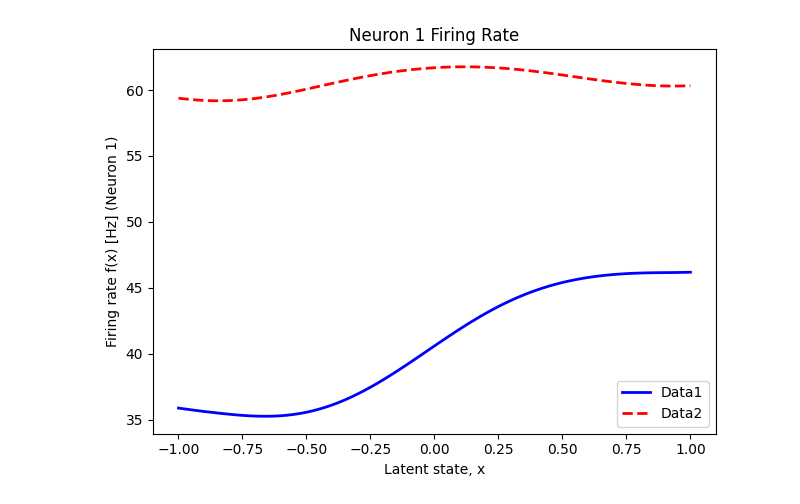
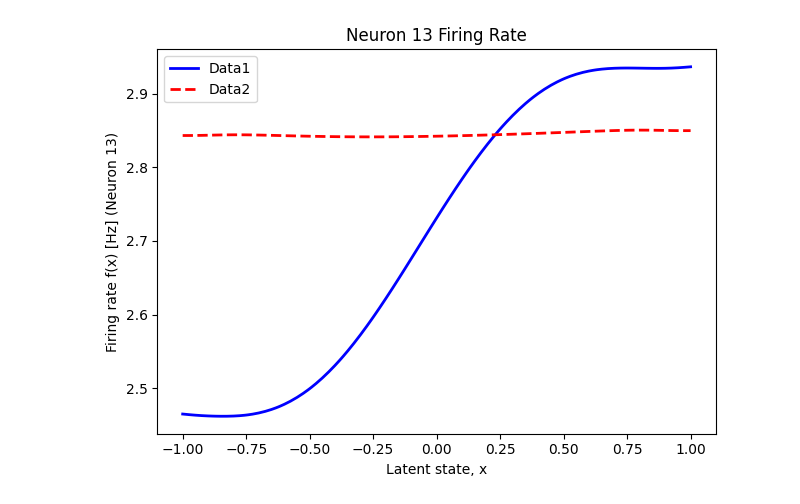
Before and after one commit to huang-yh20/neuralflow, a Jupyter notebook: preprocess/py0_try.ipynb, the cells around one changed output. Cells and saved outputs as stored; diff of their text form; code cells hidden in the pictures.

Commit message:
begin to debug on NaN

```diff
--- a/preprocess/py0_try.ipynb
+++ b/preprocess/py0_try.ipynb
@@ -13,5 +13,5 @@ date = 57
 path = f"../data/raw_data/neural_data_{brain_region}/neural_data_{date}_{brain_region}.mat"
 data = scipy.io.loadmat(path)
 spike_counts_ori = data['region_data']
-trial_counts_ori = data['trial_count'].squeeze()
+trial_counts_ori = int(data['trial_count'].squeeze())
 num_neurons_ori = spike_counts_ori.shape[1]
@@ -105,7 +116,7 @@ num_neurons = spiketimes1.shape[0]
 init_model = neuralflow.model.new_model(
     peq_model={"model": "uniform", "params": {}},
     p0_model={"model": "cos_square", "params": {}},
-    D=1,
+    D=1.0,
     fr_model=[{"model": "linear", "params": {"slope": 1, "bias": 100}}] * num_neurons,
     params_size={'peq': 1, 'D': 1, 'fr': 1, 'p0': 1},
     grid=grid,
@@ -114,14 +125,14 @@ init_model = neuralflow.model.new_model(
 
 optimizer = 'ADAM'
 opt_params = {
-    'max_epochs': 50,
+    'max_epochs': 1, # DEBUG 原先是50
     'mini_batch_number': 20,
     'params_to_opt': ['F', 'F0', 'D', 'Fr', 'C'],
-    'learning_rate': {'alpha': 0.05}
+    'learning_rate': {'alpha': 0.01}
 }
 ls_options = {
-    'C_opt': {'epoch_schedule': [0, 1, 5, 30], 'nSearchPerEpoch': 3, 'max_fun_eval': 2},
-    'D_opt': {'epoch_schedule': [0, 1, 5, 30], 'nSearchPerEpoch': 3, 'max_fun_eval': 25}
+    'C_opt': {'epoch_schedule': [], 'nSearchPerEpoch': 3, 'max_fun_eval': 2}, # DEBUG 暂时先去掉，原先是0, 1, 5, 30
+    'D_opt': {'epoch_schedule': [], 'nSearchPerEpoch': 3, 'max_fun_eval': 25}
 }
 boundary_mode = 'absorbing'
 
@@ -143,8 +154,8 @@ num_neurons = spiketimes2.shape[0]
 init_model = neuralflow.model.new_model(
     peq_model={"model": "uniform", "params": {}},
     p0_model={"model": "cos_square", "params": {}},
-    D=1,
-    fr_model=[{"model": "linear", "params": {"slope": 1, "bias": 100}}] * num_neurons,
+    D=1.0,
+    fr_model=[{"model": "linear", "params": {"slope": 0, "bias": 100}}] * num_neurons, # DEBUG 原先是1
     params_size={'peq': 1, 'D': 1, 'fr': 1, 'p0': 1},
     grid=grid,
     with_cuda=True
@@ -161,6 +172,31 @@ optimization2 = neuralflow.optimization.Optimization(
 )
 print('Running optimization on datasample 2')
 optimization2.run_optimization()
+
+# ------------ DEBUG 检查第16个神经元是否有问题------
+grid = neuralflow.GLLgrid(Np=8, Ne=16, with_cuda=True)
+num_neurons = spiketimes3.shape[0]
+init_model = neuralflow.model.new_model(
+    peq_model={"model": "uniform", "params": {}},
+    p0_model={"model": "cos_square", "params": {}},
+    D=1.0,
+    fr_model=[{"model": "linear", "params": {"slope": 0, "bias": 100}}] * num_neurons, # DEBUG 原先是1
+    params_size={'peq': 1, 'D': 1, 'fr': 1, 'p0': 1},
+    grid=grid,
+    with_cuda=True
+)
+
+optimization3 = neuralflow.optimization.Optimization(
+    [data_3],
+    init_model,
+    optimizer,
+    opt_params,
+    ls_options,
+    boundary_mode=boundary_mode,
+    device='GPU'
+)
+print('Running optimization on datasample 3')
+optimization3.run_optimization()
 # %% [output]
 Running optimization on datasample 1
 Running optimization on datasample 2
@@ -255,17 +314,17 @@ plt.tight_layout()
 # %%
 fr_shape = optimization1.results['fr'][opt_ind_1].shape
 num_neurons = fr_shape[2]
-n = 0
+n = 12
 plt.figure()
 fr1 = optimization1.results['fr'][opt_ind_1][0, :, n]
 fr2 = optimization2.results['fr'][opt_ind_2][0, :, n]
 plt.plot(init_model.grid.x_d, fr1, linewidth=2, color='blue', label='Data1')
 plt.plot(init_model.grid.x_d, (fr2[::-1] if invert else fr2), linewidth=2, color='red', linestyle='--', label='Data2')
 plt.xlabel('Latent state, x')
 plt.ylabel(f'Firing rate f(x) [Hz] (Neuron {n+1})')
 plt.title(f'Neuron {n+1} Firing Rate')
 plt.legend()
 plt.tight_layout()
 # plt.savefig(os.path.join(output_folder, f'neuron_{n+1}_firing_rate.png'))
 # %% [output]
-[figure, old version]
+[figure, new version]
```
Also changed, not shown: parts of 13 cells of this notebook, 11 other files.
